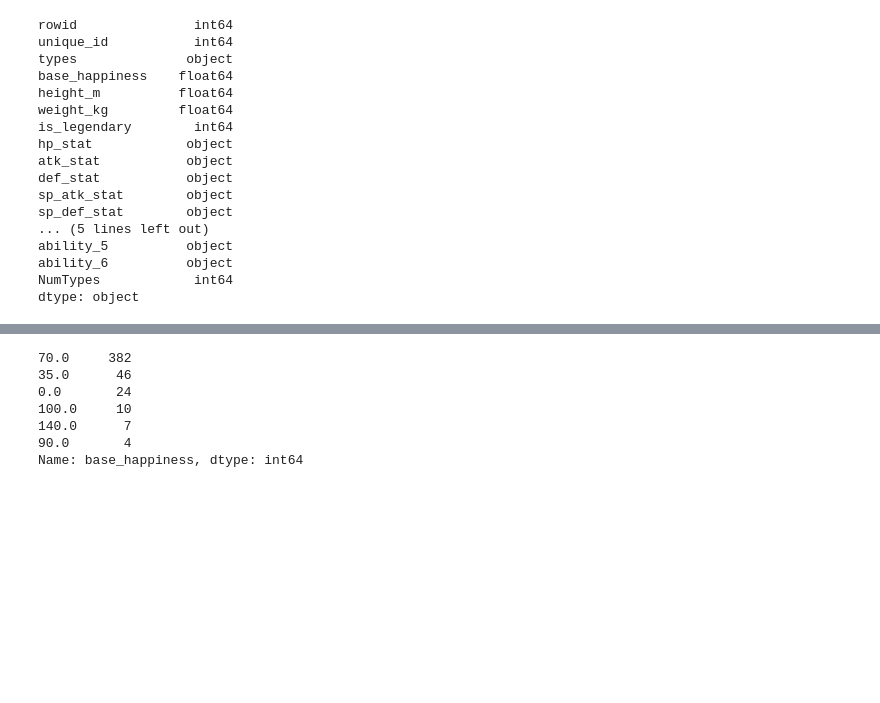
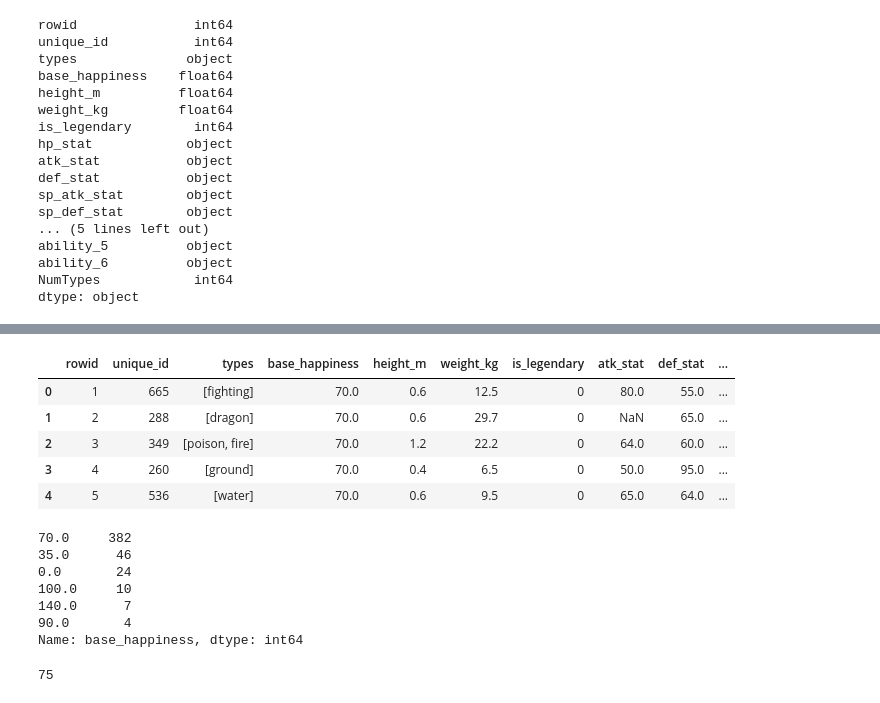
Before and after one commit to csun-data-science-bootcamp-19/TeamNomad, a Jupyter notebook: data_cleaning.ipynb, the cells around one changed output, grey strips where cells are left out. Cells and saved outputs as stored; diff of their text form; code cells hidden in the pictures; blank space fills up the shorter version.

```diff
--- a/data_cleaning.ipynb
+++ b/data_cleaning.ipynb
@@ -436,3 +436,12 @@ heat(df)
+# %%
+df.head()
+# %% [output]
+|  | rowid | unique_id | types | base_happiness | height_m | weight_kg | is_legendary | atk_stat | def_stat | ... |
+| 0 | 1 | 665 | [fighting] | 70.0 | 0.6 | 12.5 | 0 | 80.0 | 55.0 | ... |
+| 1 | 2 | 288 | [dragon] | 70.0 | 0.6 | 29.7 | 0 | NaN | 65.0 | ... |
+| 2 | 3 | 349 | [poison, fire] | 70.0 | 1.2 | 22.2 | 0 | 64.0 | 60.0 | ... |
+| 3 | 4 | 260 | [ground] | 70.0 | 0.4 | 6.5 | 0 | 50.0 | 95.0 | ... |
+| 4 | 5 | 536 | [water] | 70.0 | 0.6 | 9.5 | 0 | 65.0 | 64.0 | ... |
 # %%
 df["base_happiness"].value_counts()
 # %% [output]
@@ -445,3 +454,7 @@ df["base_happiness"].value_counts()
 Name: base_happiness, dtype: int64
 # %%
 # drop hp stats, get mode all other stats, sum of type, figure out what to do wiht ability
+# %%
+print(int(stats.mode(df["atk_stat"])[0]))
+# %% [output]
+75
```
Also changed, not shown: parts of 5 cells of this notebook.
